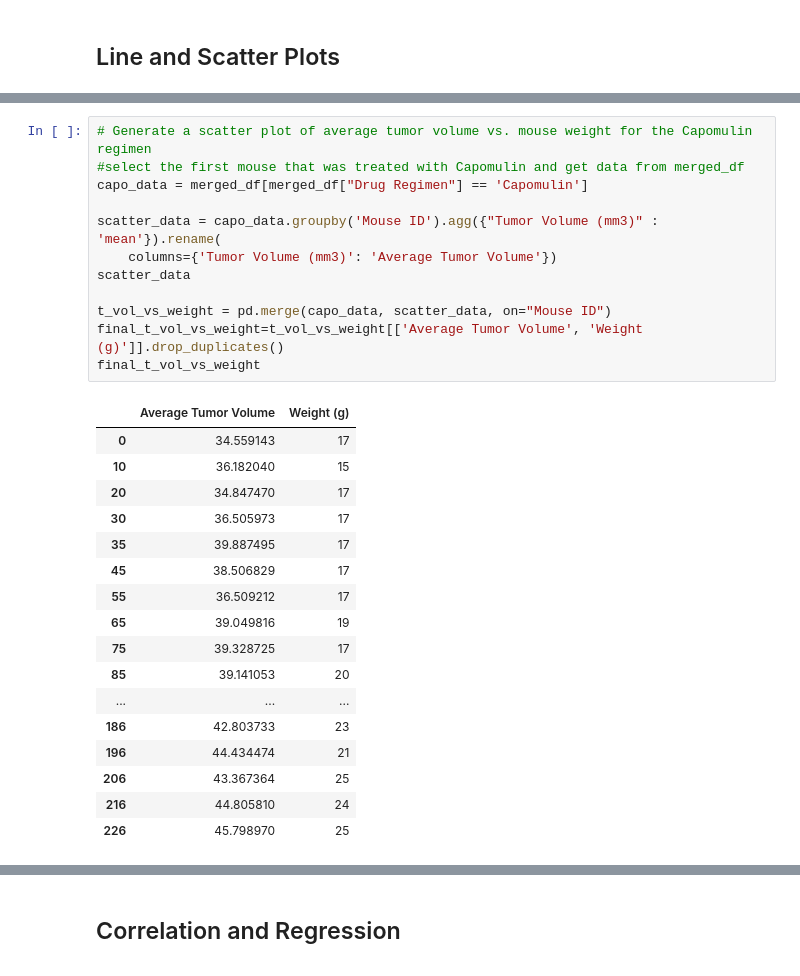
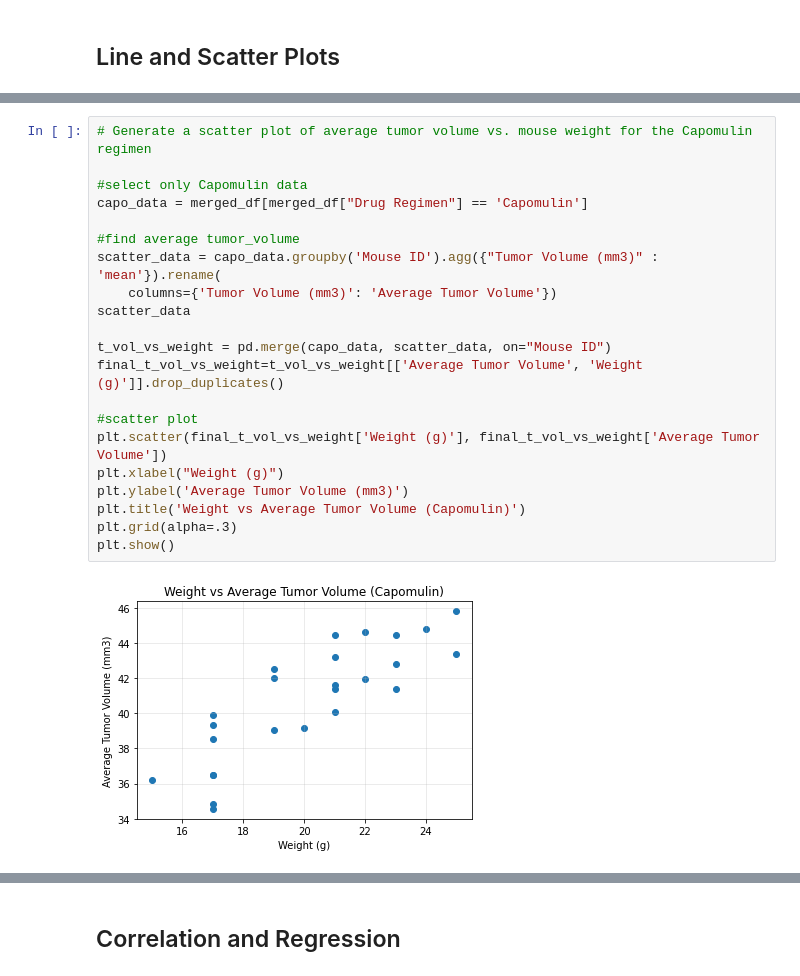
Before and after one commit to jakewmayfield/Matplotlib-Pymaceuticals, a Jupyter notebook: Pymaceuticals-Matplotlib.ipynb, the cells around one changed output, grey strips where cells are left out. Drawn from its saved outputs; the diff is of its cells as text.

```diff
--- a/Pymaceuticals-Matplotlib.ipynb
+++ b/Pymaceuticals-Matplotlib.ipynb
@@ -267,31 +267,24 @@ plt.show()
 [figure]
 # %%
 # Generate a scatter plot of average tumor volume vs. mouse weight for the Capomulin regimen
-#select the first mouse that was treated with Capomulin and get data from merged_df
+
+#select only Capomulin data
 capo_data = merged_df[merged_df["Drug Regimen"] == 'Capomulin']
 
+#find average tumor_volume
 scatter_data = capo_data.groupby('Mouse ID').agg({"Tumor Volume (mm3)" : 'mean'}).rename(
     columns={'Tumor Volume (mm3)': 'Average Tumor Volume'})
 scatter_data
 
 t_vol_vs_weight = pd.merge(capo_data, scatter_data, on="Mouse ID")
 final_t_vol_vs_weight=t_vol_vs_weight[['Average Tumor Volume', 'Weight (g)']].drop_duplicates()
-final_t_vol_vs_weight
+
+#scatter plot
+plt.scatter(final_t_vol_vs_weight['Weight (g)'], final_t_vol_vs_weight['Average Tumor Volume'])
+plt.xlabel("Weight (g)")
+plt.ylabel('Average Tumor Volume (mm3)')
+plt.title('Weight vs Average Tumor Volume (Capomulin)')
+plt.grid(alpha=.3)
+plt.show()
 # %% [output]
-|  | Average Tumor Volume | Weight (g) |
-| 0 | 34.559143 | 17 |
-| 10 | 36.182040 | 15 |
-| 20 | 34.847470 | 17 |
-| 30 | 36.505973 | 17 |
-| 35 | 39.887495 | 17 |
-| 45 | 38.506829 | 17 |
-| 55 | 36.509212 | 17 |
-| 65 | 39.049816 | 19 |
-| 75 | 39.328725 | 17 |
-| 85 | 39.141053 | 20 |
-| ... | ... | ... |
-| 186 | 42.803733 | 23 |
-| 196 | 44.434474 | 21 |
-| 206 | 43.367364 | 25 |
-| 216 | 44.805810 | 24 |
-| 226 | 45.798970 | 25 |
+[figure, added]
```
Also changed, not shown: parts of 22 cells of this notebook.
